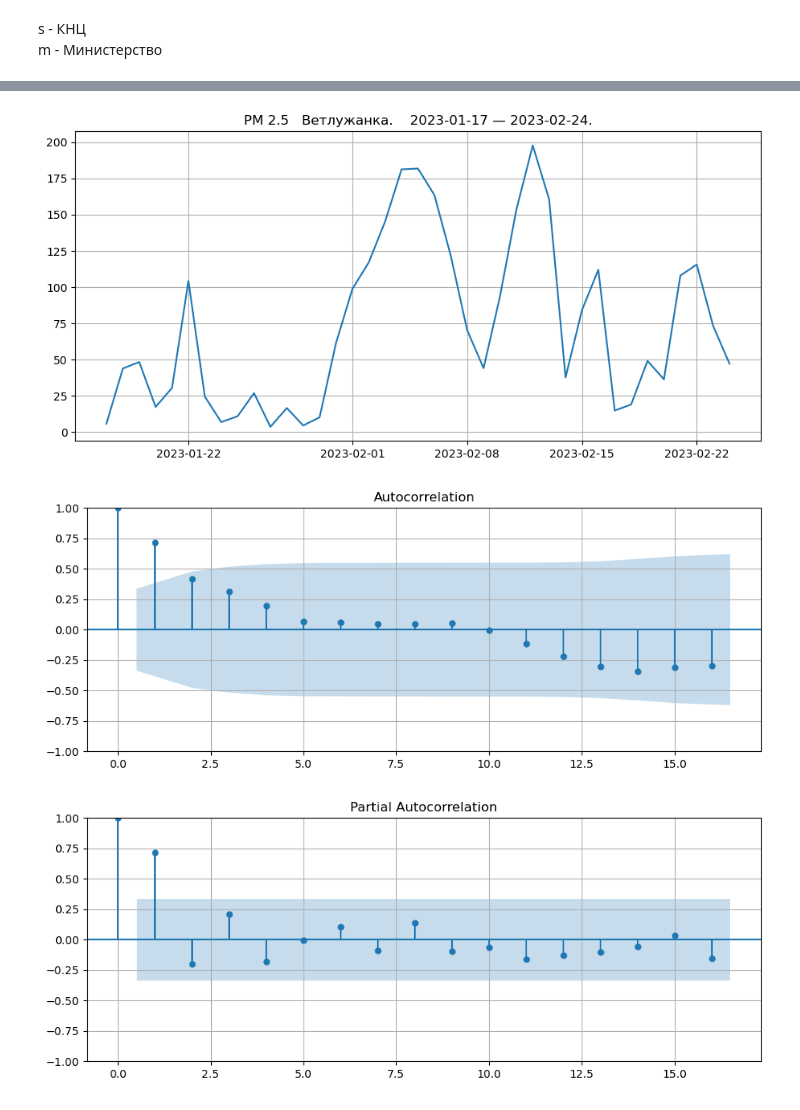
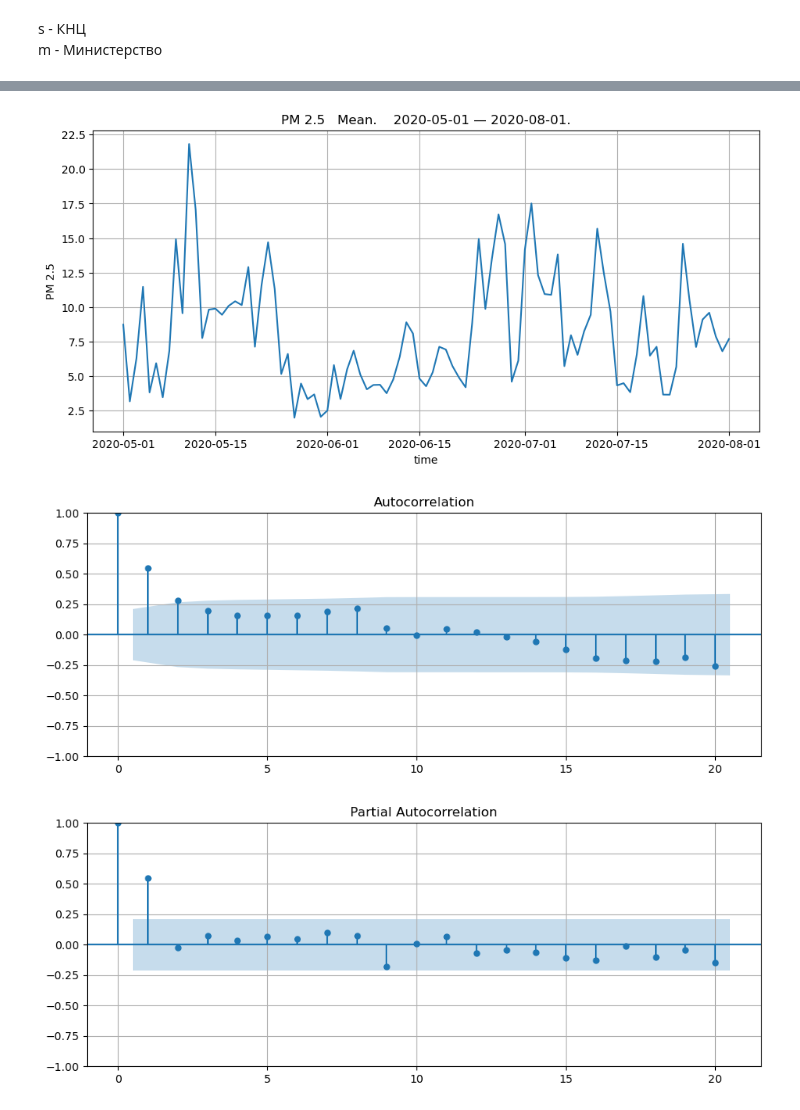
Before and after one commit to Nikita-Lev/Forecasting-PM-2.5-in-the-atmosphere-of-Krasnoyarsk, a Jupyter notebook: Прогнозирование_суточно.ipynb, the cells around one changed output, grey strips where cells are left out. Drawn from its saved outputs; the diff is of its cells as text; code cells hidden in the pictures.

```diff
--- a/Прогнозирование_суточно.ipynb
+++ b/Прогнозирование_суточно.ipynb
@@ -4,9 +4,10 @@ from PredFunctions import *
 s - КНЦ
 m - Министерство
 # %%
-sensor = 'm'
+sensor = 's'
 
 # Данные за 3+ года КНЦ
 dfAll = pd.read_csv(f"pm25_{sensor}.csv", sep = ';', index_col = ['Date'], parse_dates = ['Date'])
+dfAll['Mean'] = dfAll[['Николаевка', 'Овинный-Таймыр', 'Песчанка', 'Телевизорная, 1/31', 'Ветлужанка']].mean(axis=1)
 dfAll
 # %% [output]
@@ -27,19 +28,19 @@ dfAll
 # %%
-district = 'Ветлужанка'
+district = 'Mean'
 df = dfAll[district]
 
 # Срез данных от begin до end
-begin, end = "2023-01-17", "2023-02-24"
+begin, end = "2020-05-01", "2020-08-01"
 
 # Начало прогнозирования
-start = "2023-02-19"
+start = "2020-07-26"
 
 PlotSerie(df[begin : end], f'PM 2.5   {district}.    {begin} — {end}.')
 # %% [output]
-[figure, old version]
+[figure, new version]
 # %%
-forecast = Forecaster(sensor, district, begin, start, end)
+forecast = Forecaster(sensor, district, begin, start, end, exog_features = ['Wet','Pressure'])
 # %% [output]
-[figure, old version]
+[figure, new version]
-[figure, old version]
+[figure, new version]
 # %%
```
Also changed, not shown: parts of 2 cells of this notebook, 3 other files.
